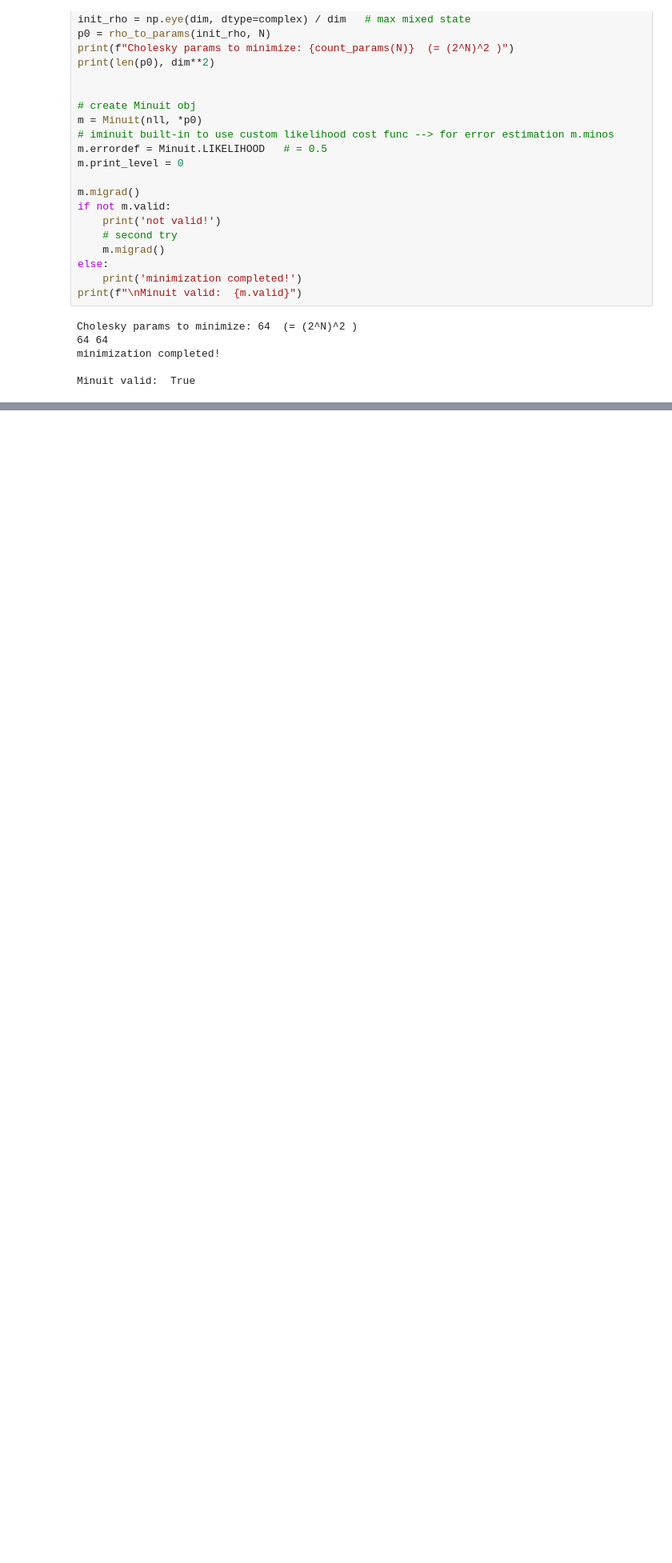
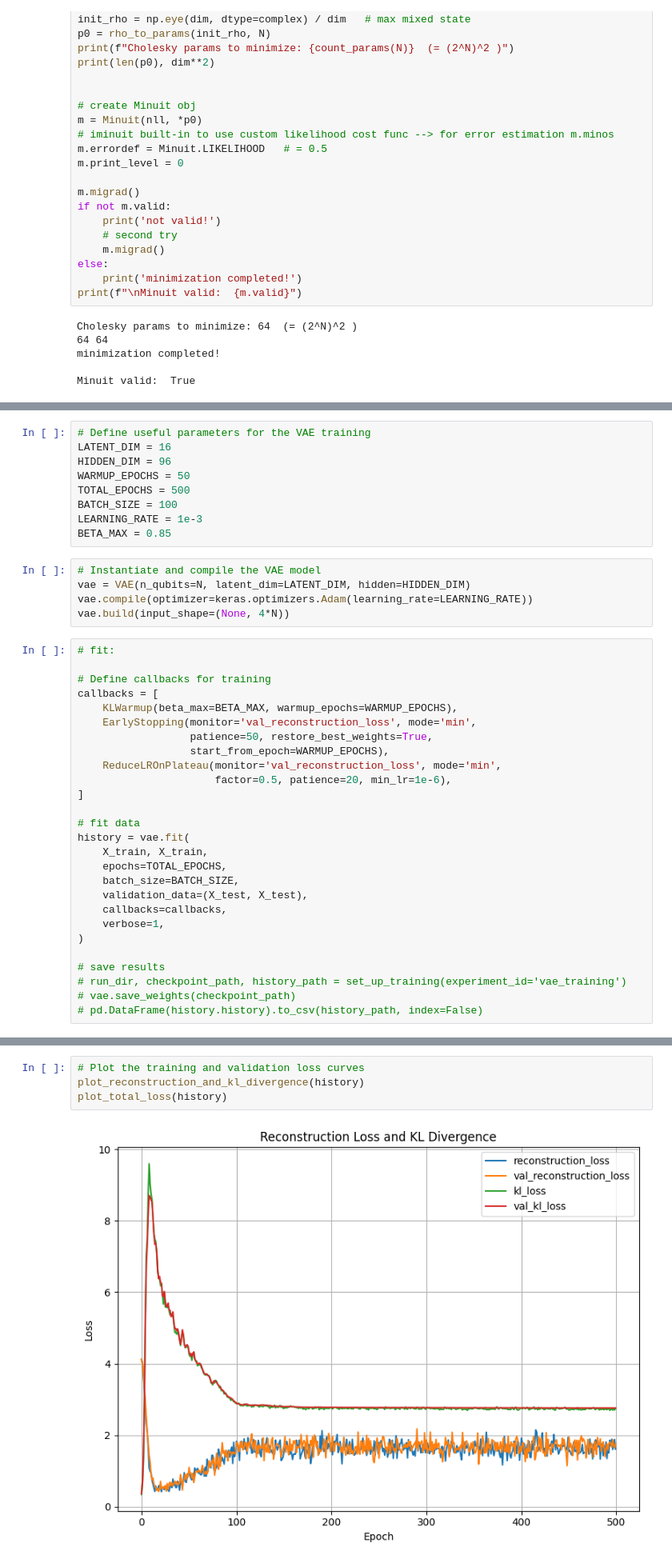
Before and after one commit to srazzetti/statistical-qst-vae, a Jupyter notebook: notebook/demo_GHZ3.ipynb, the cells around one changed output, grey strips where cells are left out. Shown at 80% size. Cells and saved outputs as stored; diff of their text form; blank space fills up the shorter version.

```diff
--- a/notebook/demo_GHZ3.ipynb
+++ b/notebook/demo_GHZ3.ipynb
@@ -152,0 +205,41 @@ classical fidelity (mle)  F_c  = 0.981053
+# %%
+# Define useful parameters for the VAE training
+LATENT_DIM = 16
+HIDDEN_DIM = 96
+WARMUP_EPOCHS = 50
+TOTAL_EPOCHS = 500
+BATCH_SIZE = 100
+LEARNING_RATE = 1e-3
+BETA_MAX = 0.85
+# %%
+# Instantiate and compile the VAE model
+vae = VAE(n_qubits=N, latent_dim=LATENT_DIM, hidden=HIDDEN_DIM)
+vae.compile(optimizer=keras.optimizers.Adam(learning_rate=LEARNING_RATE))
+vae.build(input_shape=(None, 4*N))
+# %%
+# fit:
+
+# Define callbacks for training
+callbacks = [
+    KLWarmup(beta_max=BETA_MAX, warmup_epochs=WARMUP_EPOCHS),
+    EarlyStopping(monitor='val_reconstruction_loss', mode='min',
+                  patience=50, restore_best_weights=True,
+                  start_from_epoch=WARMUP_EPOCHS),
+    ReduceLROnPlateau(monitor='val_reconstruction_loss', mode='min',
+                      factor=0.5, patience=20, min_lr=1e-6),
+]
+
+# fit data
+history = vae.fit(
+    X_train, X_train,
+    epochs=TOTAL_EPOCHS,
+    batch_size=BATCH_SIZE,
+    validation_data=(X_test, X_test),
+    callbacks=callbacks,
+    verbose=1,
+)
+
+# save results
+# run_dir, checkpoint_path, history_path = set_up_training(experiment_id='vae_training')
+# vae.save_weights(checkpoint_path)
+# pd.DataFrame(history.history).to_csv(history_path, index=False)
@@ -152,0 +264,6 @@ classical fidelity (mle)  F_c  = 0.981053
+# %%
+# Plot the training and validation loss curves
+plot_reconstruction_and_kl_divergence(history)
+plot_total_loss(history)
+# %% [output]
+[figure, added]
```
Also changed, not shown: parts of 24 cells of this notebook, 2 other files.
